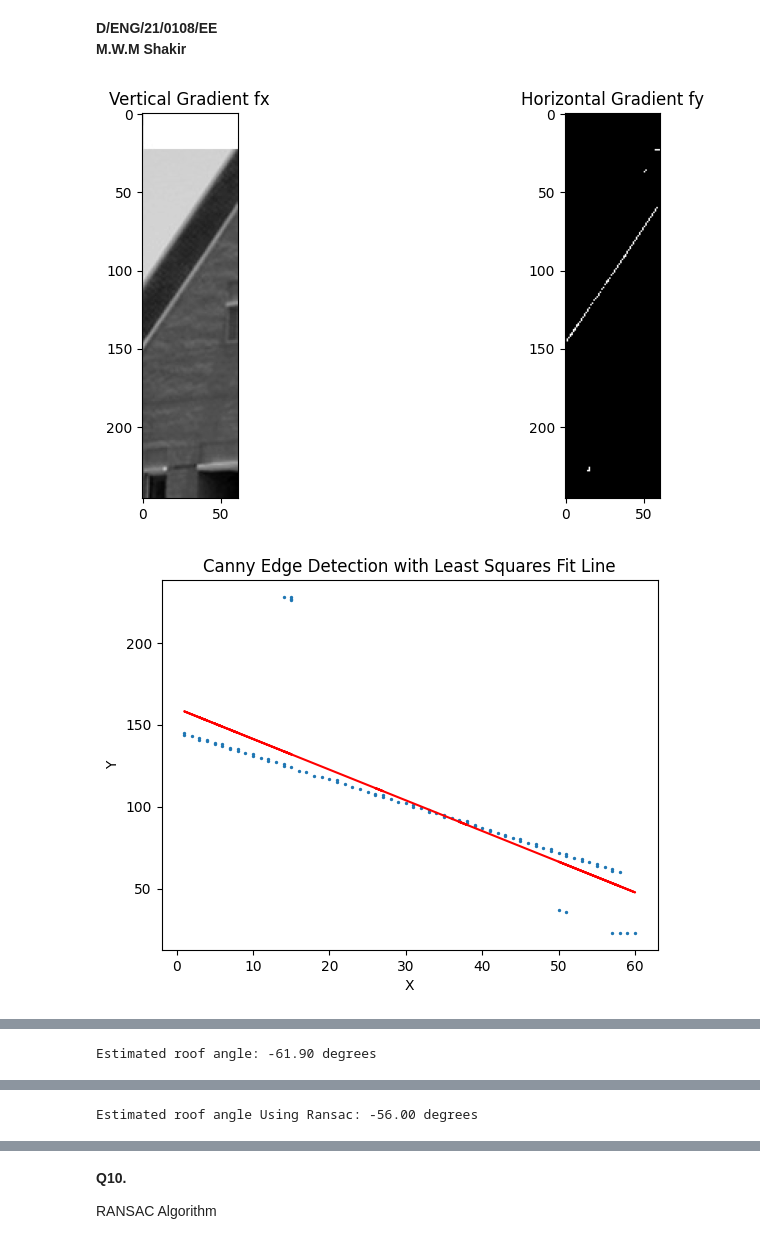
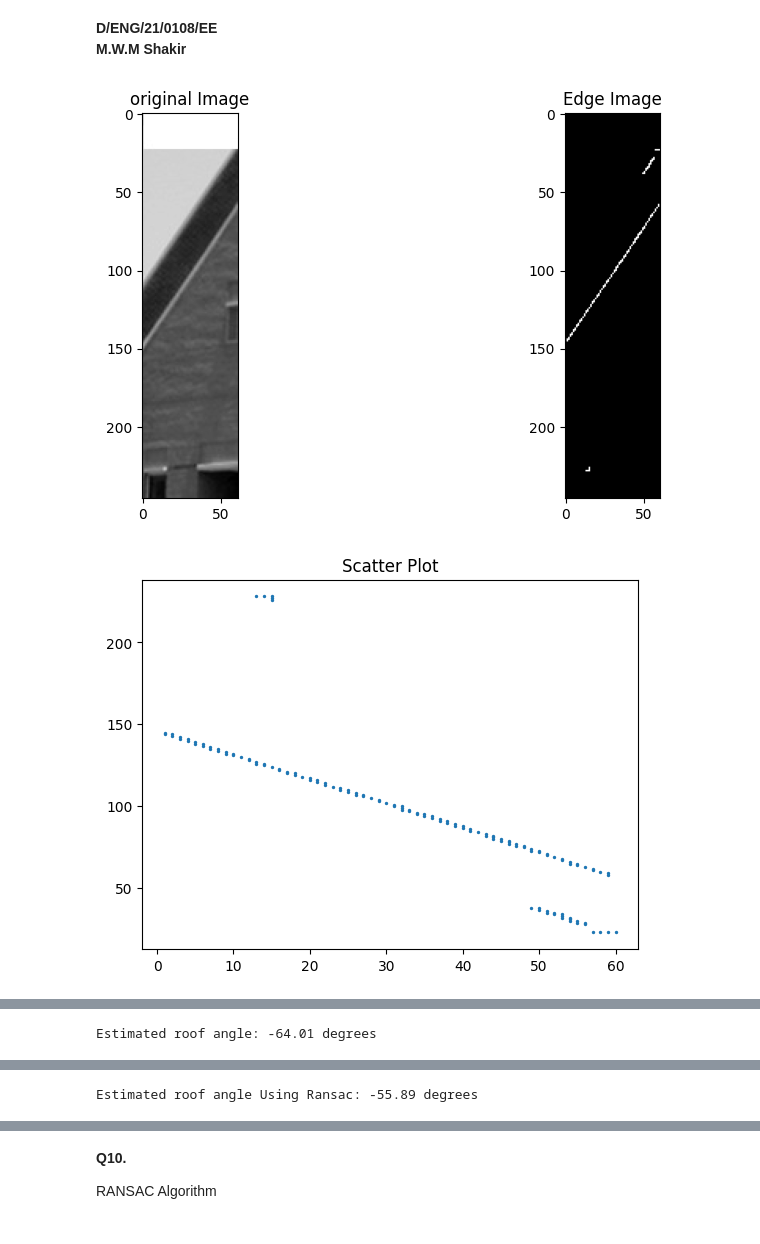
Before and after one commit to Abs-30/ImageProcessingAssignment, a Jupyter notebook: Assignment3_Fitting/a03_0108Fitting.ipynb, the cells around one changed output, grey strips where cells are left out. Saved outputs shown, nothing was run; the diff lists cells and outputs as text; code cells hidden in the pictures.

```diff
--- a/Assignment3_Fitting/a03_0108Fitting.ipynb
+++ b/Assignment3_Fitting/a03_0108Fitting.ipynb
@@ -11,27 +11,28 @@ import matplotlib.pyplot as plt
 img = cv.imread('Images/building_crop.jpg', cv.IMREAD_GRAYSCALE)
 
 
-edges = cv.Canny(img, 370 , 400)
+edges = cv.Canny(img, 350 , 390)
 indices = np.where(edges != [0])
+x = indices[1]
+y = indices[0]
 
 fig, axs = plt.subplots(1, 2, figsize=(10, 5))
 axs[0].imshow(img, cmap='gray')
-axs[0].set_title("Vertical Gradient fx")
+axs[0].set_title("original Image")
 axs[1].imshow(edges.astype('uint8'), cmap='gray')
-axs[1].set_title("Horizontal Gradient fy")
+axs[1].set_title("Edge Image")
 
 plt.show()
 
-x = indices[1]
-y = indices[0]
-
 plt.scatter(x, y, s=2)
+plt.title('Scatter Plot')
+plt.show()
 
 A = np.vstack([x, np.ones(len(x))]).T
 m, c = np.linalg.lstsq(A, y, rcond=None)[0]
 
+plt.scatter(x, y, s=2)
 plt.plot(x, m*x + c, 'r')
-
 plt.title('Canny Edge Detection with Least Squares Fit Line')
 plt.xlabel('X')
 plt.ylabel('Y')
@@ -59,32 +60,32 @@ for i in range(n_iterations):
     sample_y = y[sample_indices]
 
     line = np.polyfit(sample_x, sample_y, 1)
 
     distances = np.abs(line[0]*x - y + line[1]) / np.sqrt(line[0]**2 + 1)
 
     inliers = np.sum(distances < threshold)
 
     if inliers > max_inliers:
         best_line = line
         max_inliers = inliers
 
 #slope and intercept of the best line
 m, c = best_line
 
 # scatter plot and estimated RANSAC line
 plt.figure()
 plt.scatter(x, y, s=2)
 plt.plot(x, m*x + c, color='red', linewidth=1)
 plt.title('RANSAC line fitting')
 plt.xlabel('x')
 plt.ylabel('y')
 plt.show()
 
 # Calculating roof angle from RANSAC line
 roof_angle = np.arctan(m) * 180 / np.pi
 
 # estimated roof angle
 print(f"Estimated roof angle Using Ransac: {roof_angle:.2f} degrees")
 # %% [output]
-[figure, old version]
+[figure, new version]
-[figure, old version]
+[figure, new version]
@@ -91 +93 @@ print(f"Estimated roof angle Using Ransac: {roof_angle:.2f} degrees")
-Estimated roof angle: -61.90 degrees
+Estimated roof angle: -64.01 degrees
@@ -93,4 +95,4 @@ Estimated roof angle: -61.90 degrees
-Estimated roof angle Using Ransac: -56.00 degrees
+Estimated roof angle Using Ransac: -55.89 degrees
 # %% [markdown]
 **Q6.**
 
```
Also changed, not shown: parts of 3 cells of this notebook, 2 other files.
